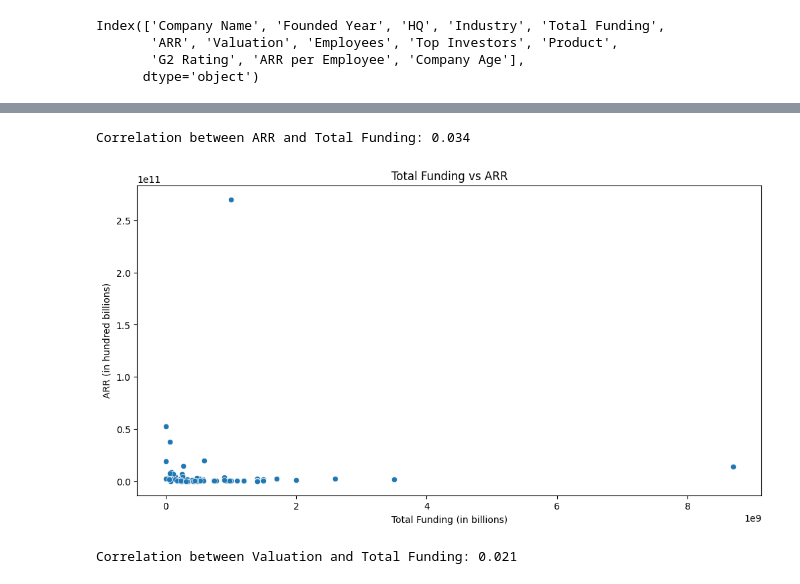
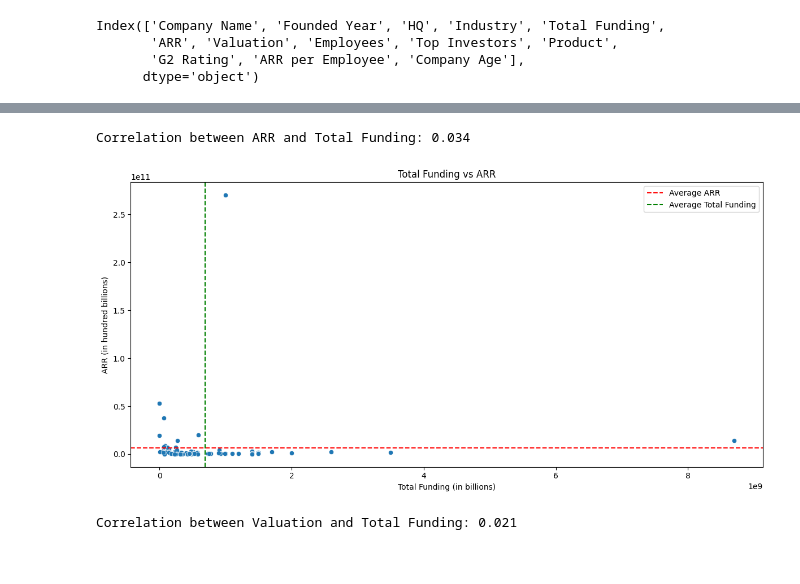
Before and after one commit to denypratamas/saas_data_analysis, a Jupyter notebook: notebook/eda.ipynb, the cells around one changed output, grey strips where cells are left out. Drawn from its saved outputs; the diff is of its cells as text; code cells hidden in the pictures.

```diff
--- a/notebook/eda.ipynb
+++ b/notebook/eda.ipynb
@@ -171,19 +173,23 @@ plt.show()
 # %%
 # Correlation between ARR and Total Funding
 arr_funding_corr = df['ARR'].corr(df['Total Funding'])
 print(f"Correlation between ARR and Total Funding: {arr_funding_corr:.3f}")
 
 # Visualize the data
 plt.figure(figsize=(12, 6))
 sns.scatterplot(x='Total Funding', y='ARR', data=df)
 plt.title('Total Funding vs ARR')
 plt.xlabel('Total Funding (in billions)')
 plt.ylabel('ARR (in hundred billions)')
+plt.axhline(y=df['ARR'].mean(), color='r', linestyle='--', label='Average ARR')
+plt.axvline(x=df['Total Funding'].mean(), color='g', linestyle='--', label='Average Total Funding')
+plt.legend()
+plt.tight_layout()
 plt.savefig('../visualizations/total_funding_vs_arr.png')
 plt.show()
 # %% [output]
 Correlation between ARR and Total Funding: 0.034
-[figure, old version]
+[figure, new version]
 # %%
 # Correlation between Valuation and Total Funding
 valuation_funding_corr = df['Valuation'].corr(df['Total Funding'])
```
Also changed, not shown: parts of 2 cells of this notebook.
